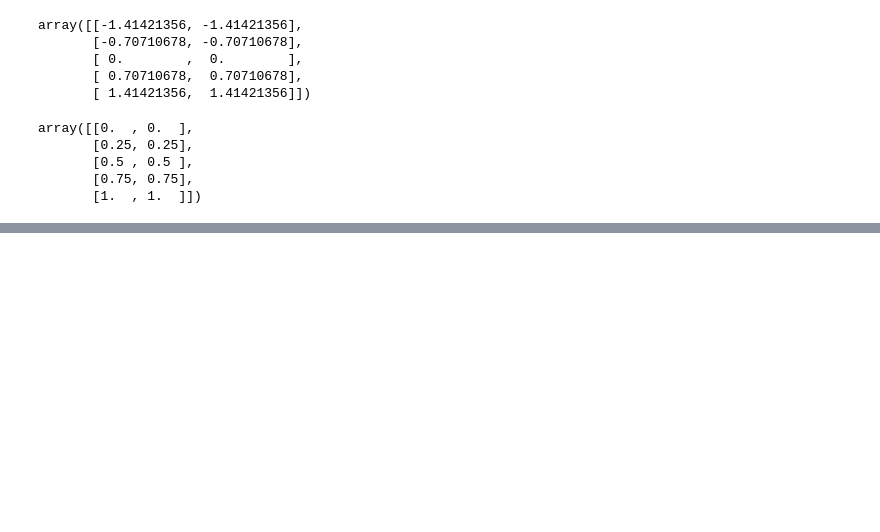
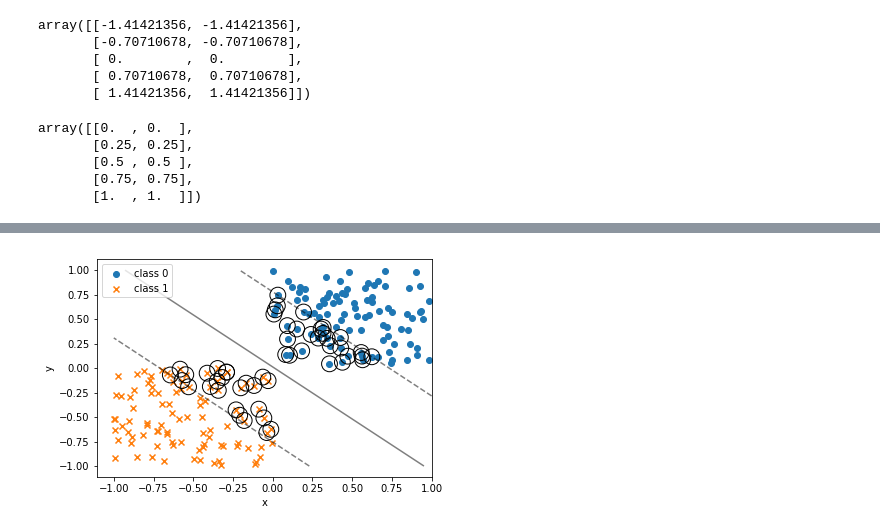
Before and after one commit to its1b3g-kteam/tsubaki_work, a Jupyter notebook: インプット/教科書/Chap4_sklearn.ipynb, the cells around one changed output, grey strips where cells are left out. Drawn from its saved outputs; the diff is of its cells as text; code cells hidden in the pictures; blank space fills up the shorter version.

```diff
--- a/インプット/教科書/Chap4_sklearn.ipynb
+++ b/インプット/教科書/Chap4_sklearn.ipynb
@@ -185,0 +303,4 @@ array([[0.  , 0.  ],
+# %%
+plot_boundary_margin_sv(X0, y0, X1, y1, kernel='linear', C=0.1)
+# %% [output]
+[figure, added]
```
Also changed, not shown: parts of 13 cells of this notebook.
